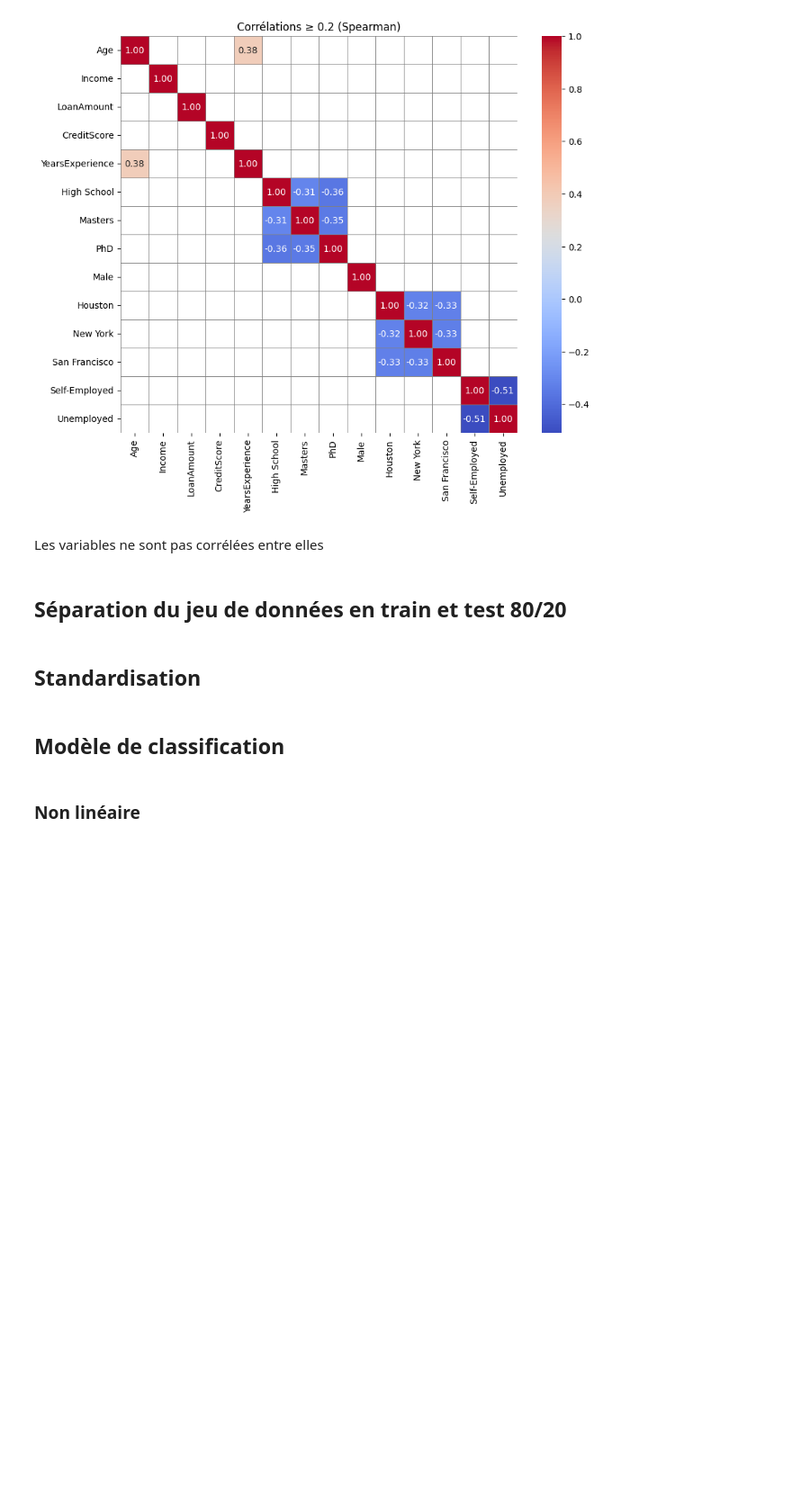
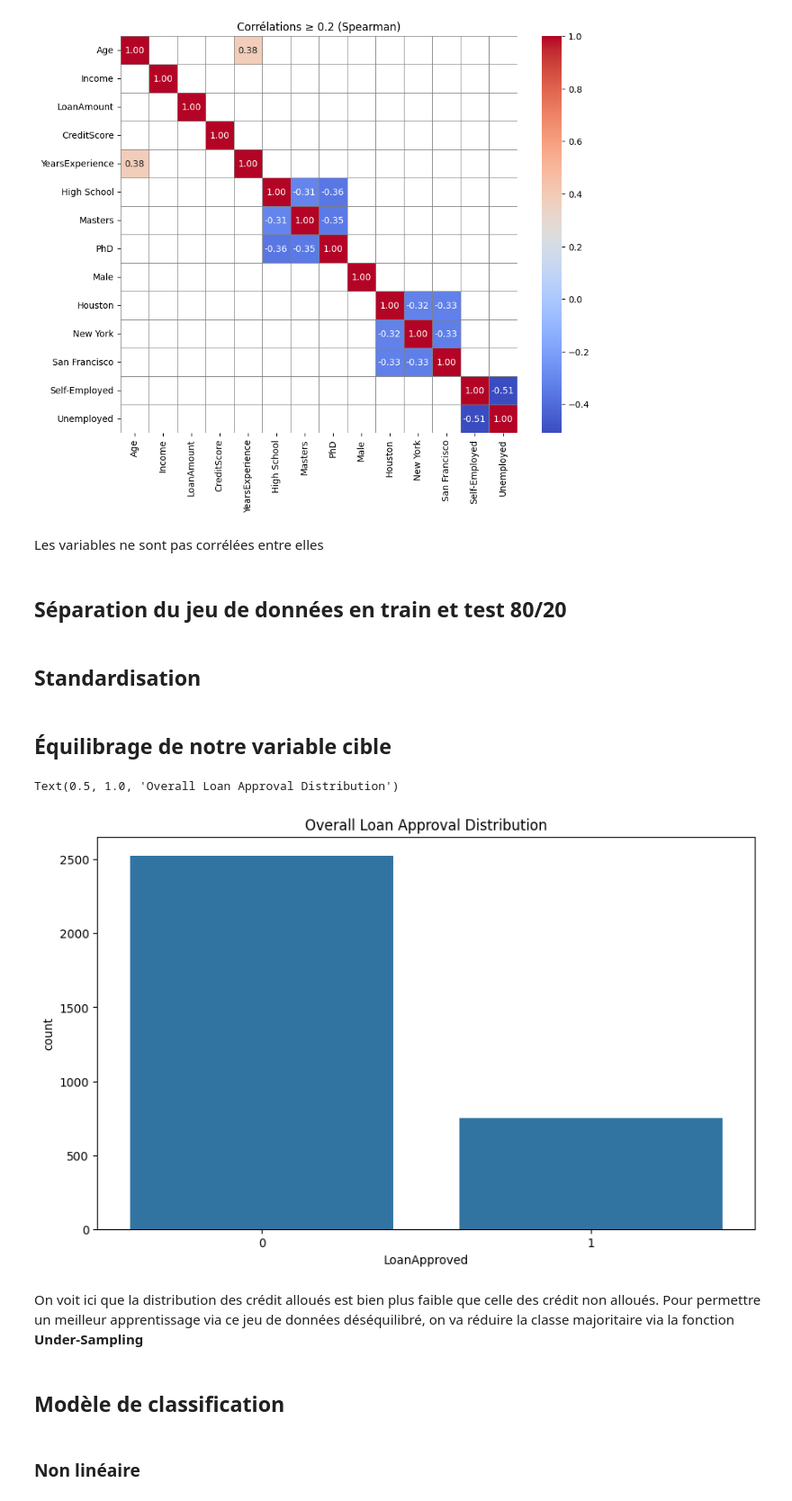
Before and after one commit to ArthurEDLP/projet_SVM_Arthur_Thomas, a Jupyter notebook: code.ipynb, the cells around one changed output. Shown at 90% size. Cells and saved outputs as stored; diff of their text form; code cells hidden in the pictures; blank space fills up the shorter version.

Commit message:
équilibrage de la base

```diff
--- a/code.ipynb
+++ b/code.ipynb
@@ -428,5 +429,3 @@ X_train, X_test, y_train, y_test = train_test_split(df_clean.iloc[:, df_clean.co
                                                     test_size = 0.2,
                                                     shuffle = True,
                                                     random_state = 42)
-# %% [markdown]
-## Standardisation
@@ -438,0 +432,2 @@ X_test_sc = scaler.transform(X_test)
+# %% [markdown]
+## Standardisation
@@ -438,0 +440,11 @@ X_test_sc = scaler.transform(X_test)
+# %% [markdown]
+## Équilibrage de notre variable cible
+# %%
+fig = plt.figure(figsize=(10,6))
+sns.countplot(x='LoanApproved', data=df_clean)
+plt.title('Overall Loan Approval Distribution')
+# %% [output]
+Text(0.5, 1.0, 'Overall Loan Approval Distribution')
+[figure, added]
+# %% [markdown]
+On voit ici que la distribution des crédit alloués est bien plus faible que celle des crédit non alloués. Pour permettre un meilleur apprentissage via ce jeu de données déséquilibré, on va réduire la classe majoritaire via la fonction **Under-Sampling**
```
Also changed, not shown: parts of 7 cells of this notebook, 2 other files.
